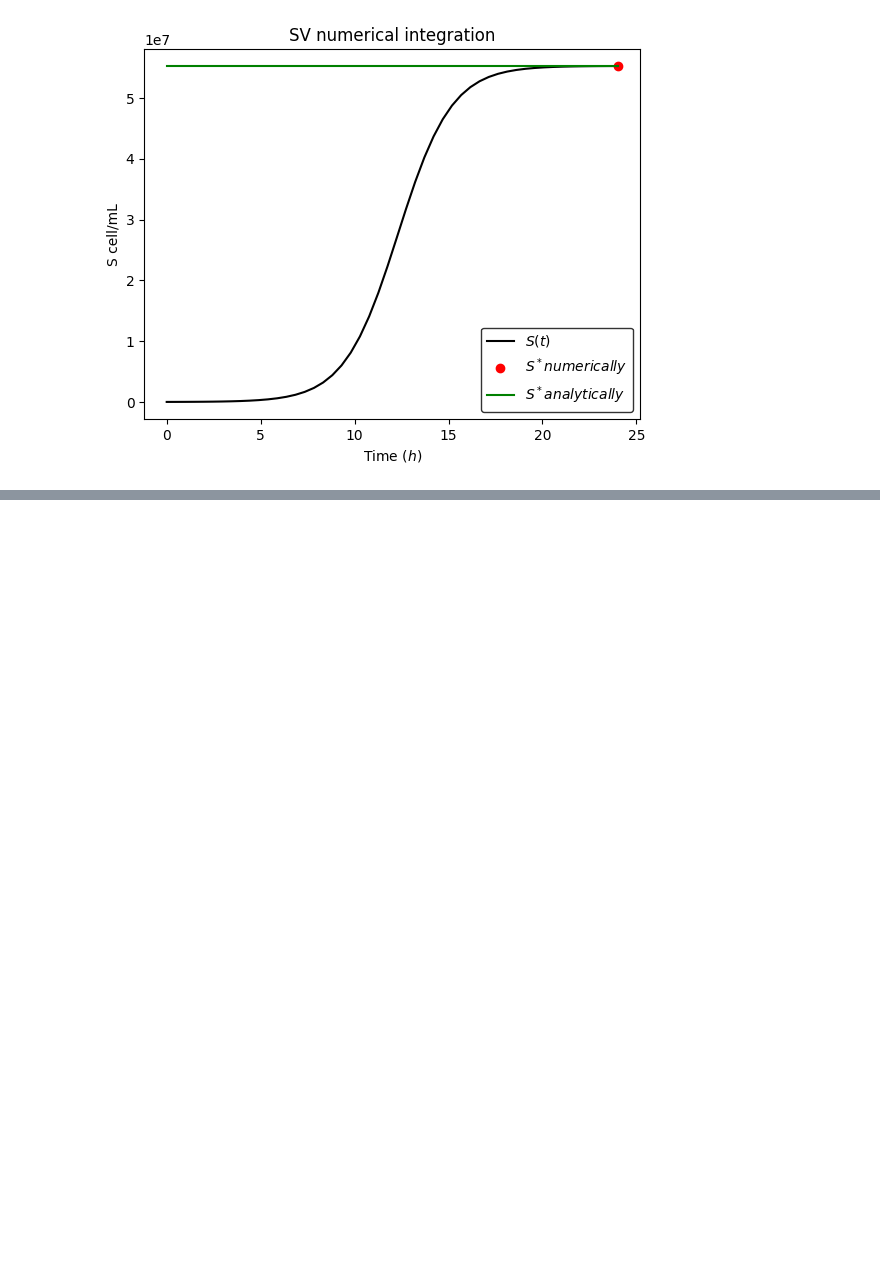
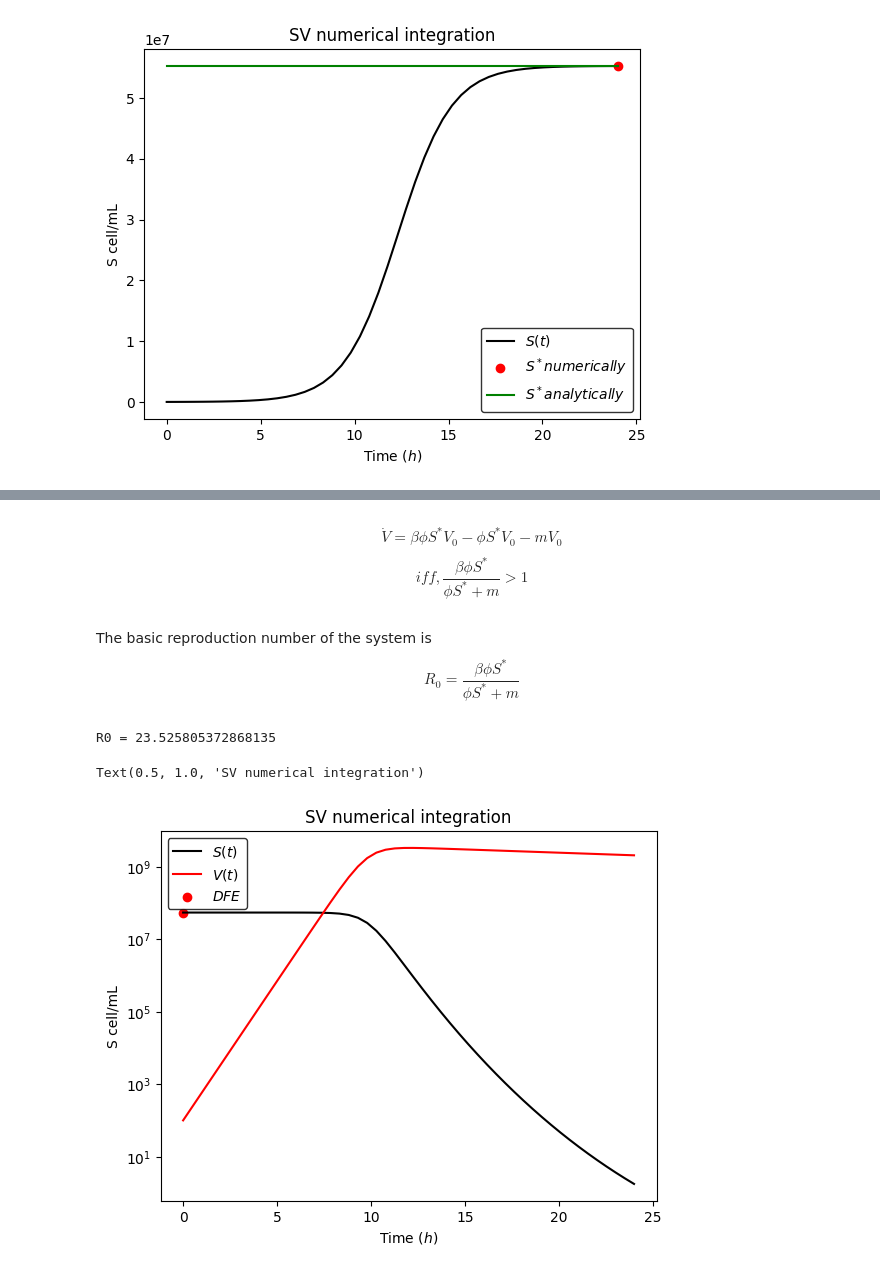
Before and after one commit to RaunakDey/phageschool2025, a Jupyter notebook: docs/day1_eco_evo_principles/python_exercises_day1.ipynb, the cells around one changed output, grey strips where cells are left out. Cells and saved outputs as stored; diff of their text form; code cells hidden in the pictures; blank space fills up the shorter version.

```diff
--- a/docs/day1_eco_evo_principles/python_exercises_day1.ipynb
+++ b/docs/day1_eco_evo_principles/python_exercises_day1.ipynb
@@ -100,0 +118,29 @@ Text(0.5, 1.0, 'SV numerical integration')
+# %% [markdown]
+$$ \dot{V} = \beta\phi S^* V_0 - \phi S^* V_0 -mV_0 $$
+$$ iff, \frac{\beta\phi S^*}{\phi S^*+m} >1 $$
+# %% [markdown]
+The basic reproduction number of the system is $$ R_0 =\frac{\beta\phi S^*}{\phi S^*+m}$$
+# %%
+R0 = pars["beta"]*pars["phi"]*Seq_ana/(pars["phi"]*Seq_ana+pars["m"])
+print("R0 =",R0)
+# %% [output]
+R0 = 23.525805372868135
+# %%
+# Initial population size
+y0 = np.zeros(2)
+y0[0] = Seq_ana;
+y0[1] = 100;
+dy = integrate.odeint(SV_ode,y0,T,args=(pars,))
+S = dy[:,0]
+V = dy[:,1]
+# plot
+plt.semilogy(T,S,'k', label="$S(t)$")
+plt.semilogy(T,V,'r', label="$V(t)$")
+plt.scatter(0,Seq_num,color='red', label="$DFE$")
+plt.legend(edgecolor='k')
+plt.xlabel('Time ($h$)')
+plt.ylabel('S cell/mL')
+plt.title("SV numerical integration")
+# %% [output]
+Text(0.5, 1.0, 'SV numerical integration')
+[figure, added]
```
Also changed, not shown: parts of 35 cells of this notebook, 11 other files.
